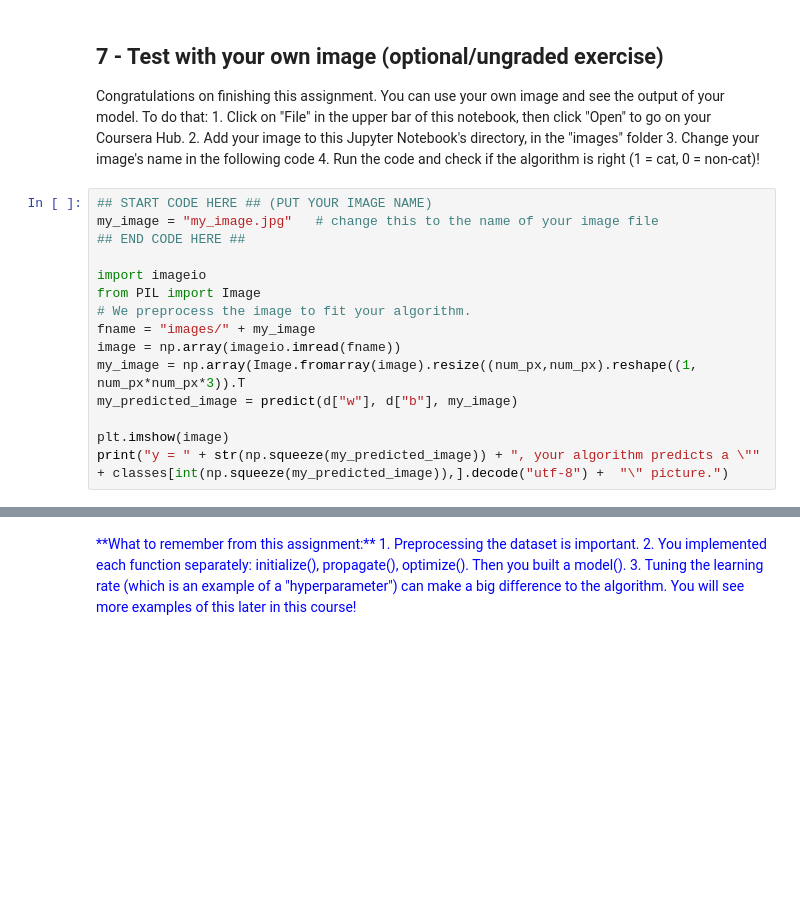
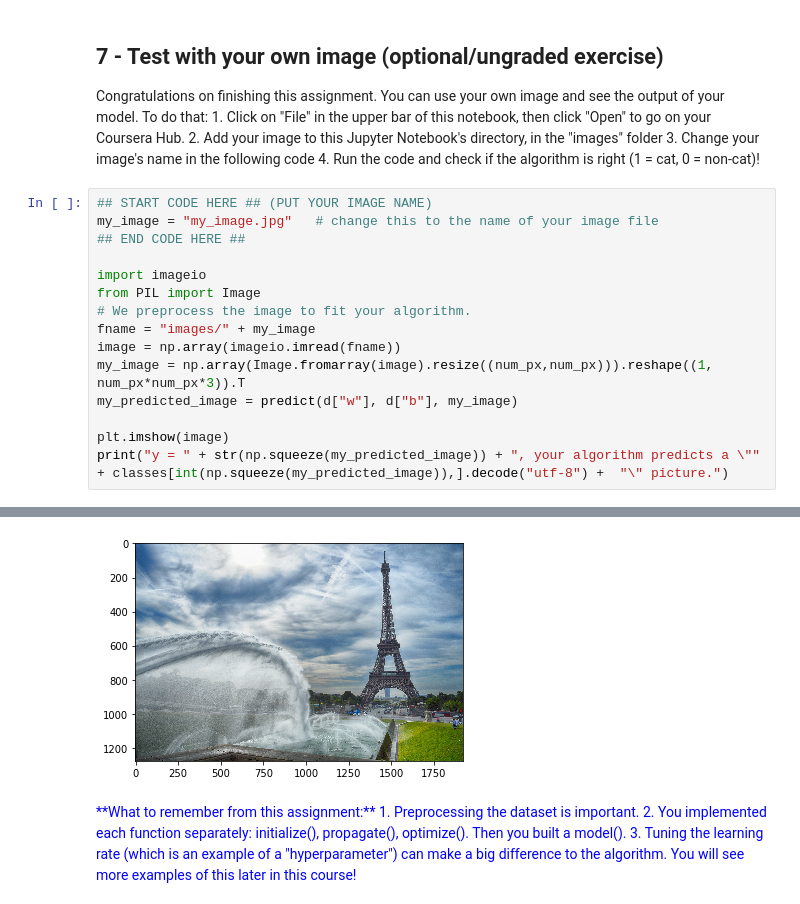
Before and after one commit to liam-chen/DeepLearning_Ng, a Jupyter notebook: COURSE 1 Neural Networks and Deep Learning/Week 2/Logistic Regression as a Neural Network/Logistic Regression with a Neural Network mindset v4.ipynb, the cells around one changed output, grey strips where cells are left out. Cells and saved outputs as stored; diff of their text form; blank space fills up the shorter version.

```diff
--- a/COURSE 1 Neural Networks and Deep Learning/Week 2/Logistic Regression as a Neural Network/Logistic Regression with a Neural Network mindset v4.ipynb
+++ b/COURSE 1 Neural Networks and Deep Learning/Week 2/Logistic Regression as a Neural Network/Logistic Regression with a Neural Network mindset v4.ipynb
@@ -809,7 +809,7 @@ from PIL import Image
 # We preprocess the image to fit your algorithm.
 fname = "images/" + my_image
 image = np.array(imageio.imread(fname))
-my_image = np.array(Image.fromarray(image).resize((num_px,num_px).reshape((1, num_px*num_px*3)).T
+my_image = np.array(Image.fromarray(image).resize((num_px,num_px))).reshape((1, num_px*num_px*3)).T
 my_predicted_image = predict(d["w"], d["b"], my_image)
 
 plt.imshow(image)
@@ -819,3 +819,4 @@ SyntaxError: invalid syntax (<ipython-input-56-838d13f3c8ac>, line 11)
+[figure, added]
 # %% [markdown]
 <font color='blue'>
 **What to remember from this assignment:**
```
Also changed, not shown: parts of 1 cell of this notebook, 2 other files.
